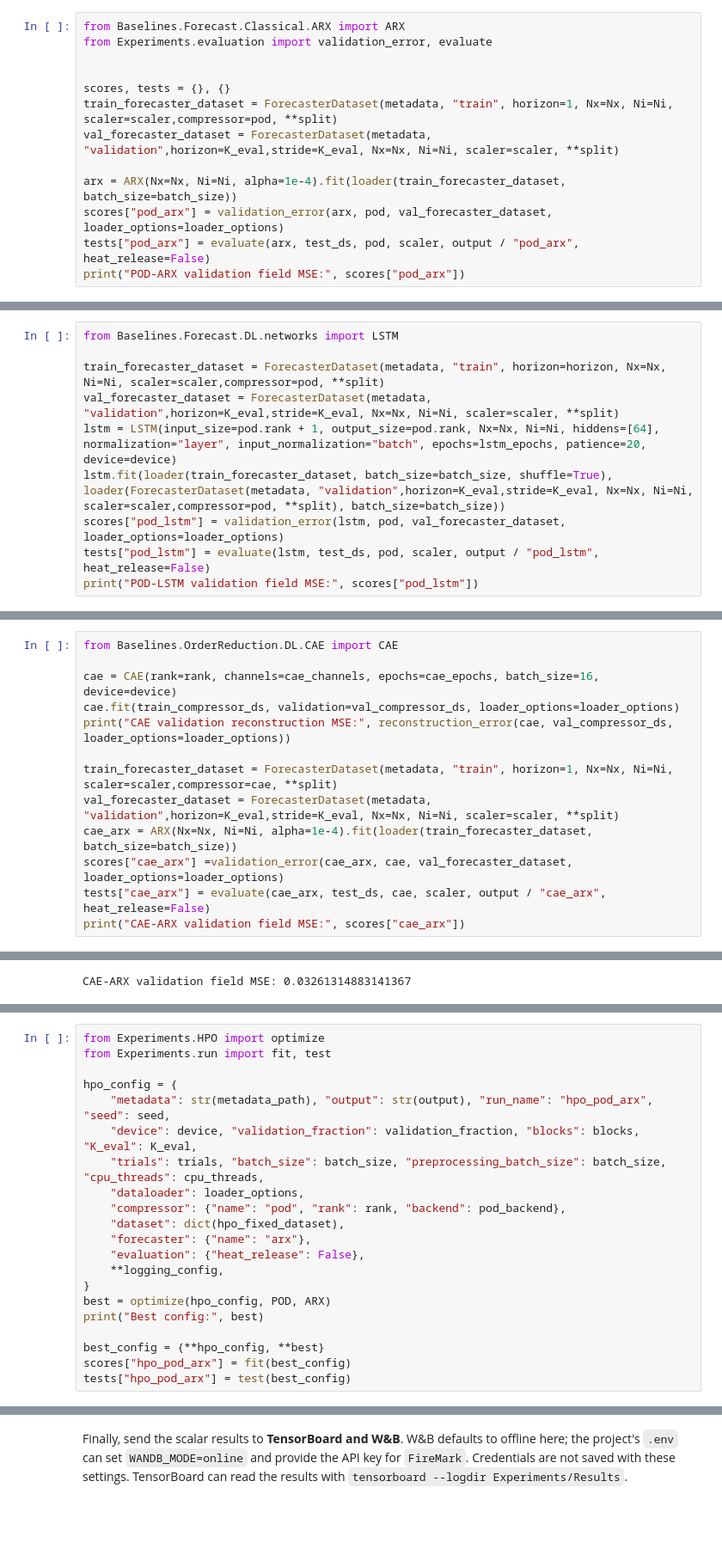
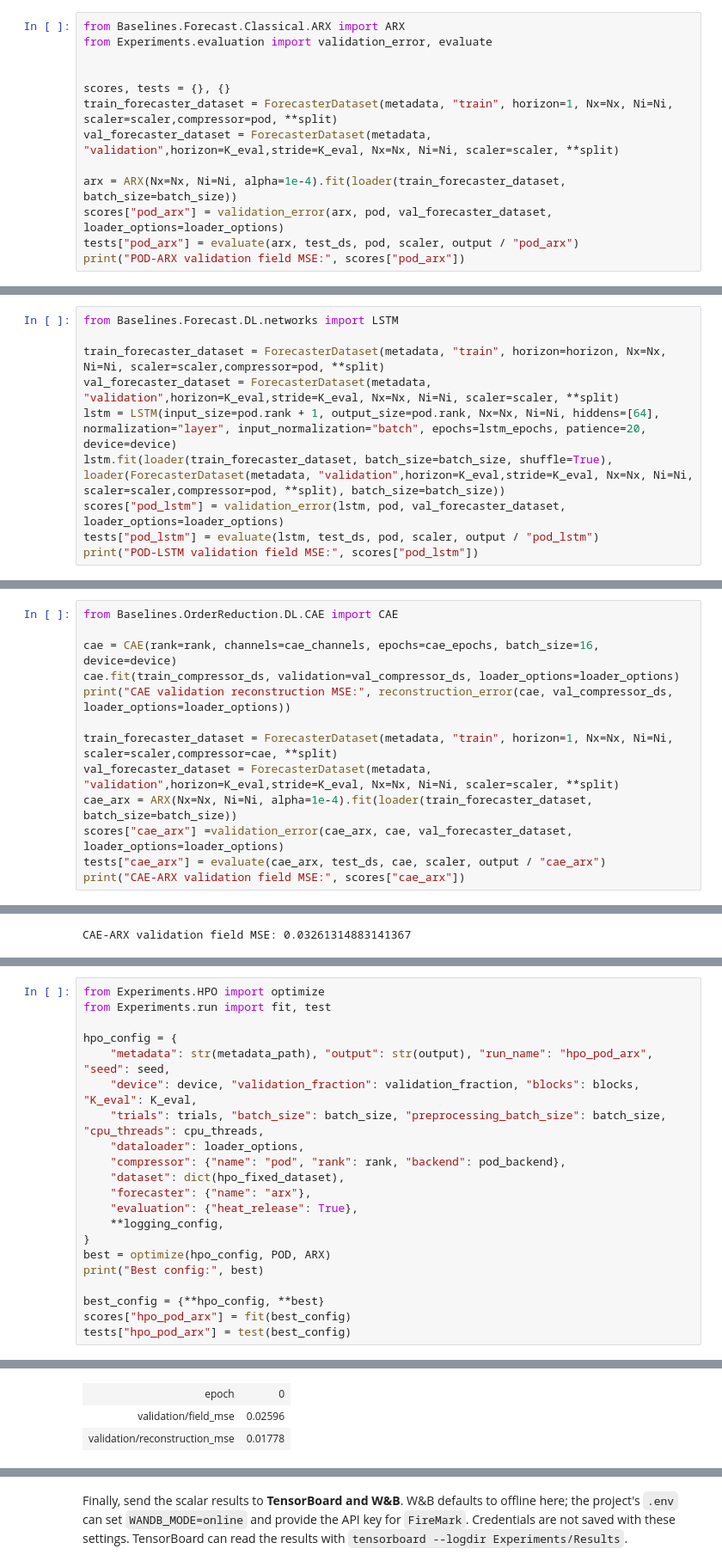
Before and after one commit to tgbaffetti/FlameBench, a Jupyter notebook: Walkthrough.ipynb, the cells around one changed output, grey strips where cells are left out. Shown at 86% size. Drawn from its saved outputs; the diff is of its cells as text; blank space fills up the shorter version.

```diff
--- a/Walkthrough.ipynb
+++ b/Walkthrough.ipynb
@@ -225,5 +225,5 @@ val_forecaster_dataset = ForecasterDataset(metadata, "validation",horizon=K_eval
 
 arx = ARX(Nx=Nx, Ni=Ni, alpha=1e-4).fit(loader(train_forecaster_dataset, batch_size=batch_size))
 scores["pod_arx"] = validation_error(arx, pod, val_forecaster_dataset, loader_options=loader_options)
-tests["pod_arx"] = evaluate(arx, test_ds, pod, scaler, output / "pod_arx", heat_release=False)
+tests["pod_arx"] = evaluate(arx, test_ds, pod, scaler, output / "pod_arx")
 print("POD-ARX validation field MSE:", scores["pod_arx"])
@@ -257,7 +255,7 @@ val_forecaster_dataset = ForecasterDataset(metadata, "validation",horizon=K_eval
 lstm = LSTM(input_size=pod.rank + 1, output_size=pod.rank, Nx=Nx, Ni=Ni, hiddens=[64], normalization="layer", input_normalization="batch", epochs=lstm_epochs, patience=20, device=device)
 lstm.fit(loader(train_forecaster_dataset, batch_size=batch_size, shuffle=True), loader(ForecasterDataset(metadata, "validation",horizon=K_eval,stride=K_eval, Nx=Nx, Ni=Ni, scaler=scaler,compressor=pod, **split), batch_size=batch_size))
 scores["pod_lstm"] = validation_error(lstm, pod, val_forecaster_dataset, loader_options=loader_options)
-tests["pod_lstm"] = evaluate(lstm, test_ds, pod, scaler, output / "pod_lstm", heat_release=False)
+tests["pod_lstm"] = evaluate(lstm, test_ds, pod, scaler, output / "pod_lstm")
 print("POD-LSTM validation field MSE:", scores["pod_lstm"])
 # %% [output]
 POD-LSTM validation field MSE: 0.0517480854395888
@@ -280,7 +278,7 @@ train_forecaster_dataset = ForecasterDataset(metadata, "train", horizon=1, Nx=Nx
 val_forecaster_dataset = ForecasterDataset(metadata, "validation",horizon=K_eval,stride=K_eval, Nx=Nx, Ni=Ni, scaler=scaler, **split)
 cae_arx = ARX(Nx=Nx, Ni=Ni, alpha=1e-4).fit(loader(train_forecaster_dataset, batch_size=batch_size))
 scores["cae_arx"] =validation_error(cae_arx, cae, val_forecaster_dataset, loader_options=loader_options)
-tests["cae_arx"] = evaluate(cae_arx, test_ds, cae, scaler, output / "cae_arx", heat_release=False)
+tests["cae_arx"] = evaluate(cae_arx, test_ds, cae, scaler, output / "cae_arx")
 print("CAE-ARX validation field MSE:", scores["cae_arx"])
 # %% [output]
 CAE validation reconstruction MSE: 0.0282257104477173
@@ -314,7 +312,7 @@ hpo_config = {
     "compressor": {"name": "pod", "rank": rank, "backend": pod_backend},
     "dataset": dict(hpo_fixed_dataset),
     "forecaster": {"name": "arx"},
-    "evaluation": {"heat_release": False},
+    "evaluation": {"heat_release": True},
     **logging_config,
 }
 best = optimize(hpo_config, POD, ARX)
@@ -345,0 +343,3 @@ Run summary:
+| epoch | 0 |
+| validation/field_mse | 0.02596 |
+| validation/reconstruction_mse | 0.01778 |
```
Also changed, not shown: parts of 7 cells of this notebook, 7 other files.
